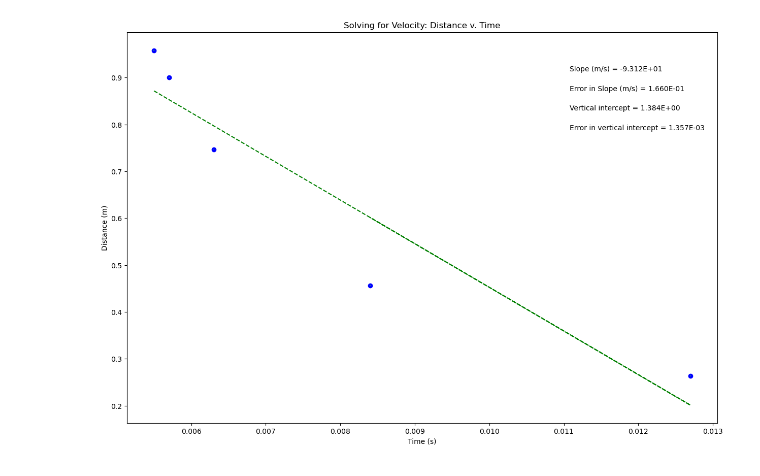
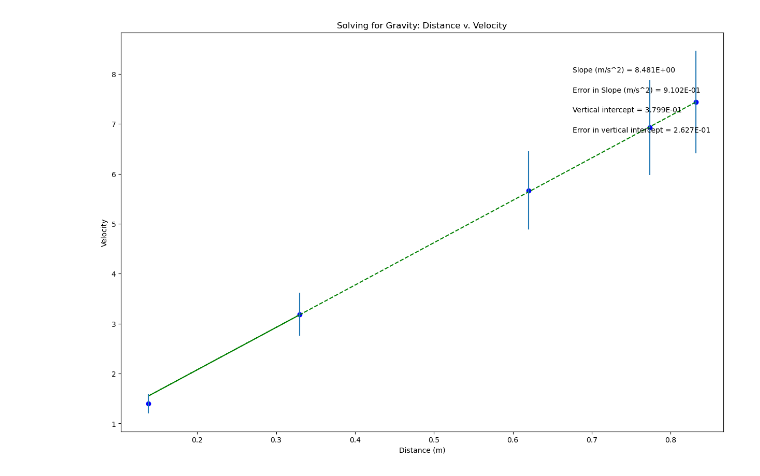
Before and after one commit to austinparson/parsonLab2, a Jupyter notebook: parson_austin_lab2_plot.ipynb, the cells around one changed output. Saved outputs shown, nothing was run; the diff lists cells and outputs as text; code cells hidden in the pictures.

Commit message:
real finalized plot code

```diff
--- a/parson_austin_lab2_plot.ipynb
+++ b/parson_austin_lab2_plot.ipynb
@@ -15,28 +15,29 @@ import matplotlib.pyplot as plt
 # Austin Parson - Section 1
 
 # Data to be plotted
-time = np.array([0.0055, 0.0057, 0.0063, 0.0127, 0.0084])
+distance = np.array([0.832, 0.774, 0.620, 0.138, 0.330])
 # Distance is taken to be (2 * delta_h) as per handout instructions
-distance = np.array([0.958, 0.900, 0.746, 0.264, 0.456])
+velocity = np.array([7.4381, 6.9253, 5.6687, 1.395, 3.1887])
 
-err_distance = np.array([0.001, 0.001, 0.001, 0.001, 0.001])
+
+err_velocity = np.array([1.03, 0.95, 0.78, 0.19, 0.43])
 
 
 
 #Re-assign variables as x, y, dy so that the remaining plotting code may remain generic
 #UPDATE VARIABLE NAMES (ON RHS OF EACH EQUAL SIGN) TO MATCH VARIABLE NAMES FOR DATA ABOVE
 
-x = time
-y = distance
-dy = err_distance
+x = distance
+y = velocity
+dy = err_velocity
 
 
 #UPDATE EACH OF THESE 4 STRINGS FOR YOUR PLOT LABELS AS YOU WANT THEM TO APPEAR
 
-plot_title= 'Solving for Velocity: Distance v. Time'
-x_label= 'Time (s)'
-y_label= 'Distance (m)'
-slope_units= 'm/s'
+plot_title= 'Solving for Gravity: Distance v. Velocity'
+x_label= 'Distance (m)'
+y_label= 'Velocity'
+slope_units= 'm/s^2'
 
 #UPDATE ANNOTATION PLACEMENT SO IT'S OUT OF WAY OF PLOTTED DATA AND BEST FIT LINE
 #integer from 1 to 4, top R corner is 1 (counter-clockwise from there)
@@ -88,31 +89,31 @@ elif annotation_placement==3 or annotation_placement==4:
 #Don't need to change anything in this section!
 
 #Plot data on graph. Plot error bars and place values for slope,
 #error in slope, and vertical intercept (plus error) on the plot using "annotate"
 
 plt.figure(figsize=(15,10))
 
 plt.plot(x, fit, color='green', linestyle='--')
 plt.scatter(x, y, color='blue', marker='o')
 
 plt.xlabel(x_label)
 plt.ylabel(y_label)
 plt.title(plot_title)
 
 plt.errorbar(x, y, yerr=dy, xerr=None, fmt="none") #don't need to plot x error bars
 
 plt.annotate('Slope ({}) = {value:.{digits}E}'.format(slope_units,value=m, digits=3),
              (xpos, ypos[0]), xycoords='axes fraction')
 
 plt.annotate('Error in Slope ({}) = {value:.{digits}E}'.format(slope_units,value=dm, digits=3),
              (xpos, ypos[1]), xycoords='axes fraction')
 
 plt.annotate('Vertical intercept = {value:.{digits}E}'.format(value=b, digits=3),
              (xpos, ypos[2]), xycoords='axes fraction')
 
 plt.annotate('Error in vertical intercept = {value:.{digits}E}'.format(value=db, digits=3),
              (xpos, ypos[3]), xycoords='axes fraction')
 
 plt.show()
 # %% [output]
-[figure, old version]
+[figure, new version]
```
